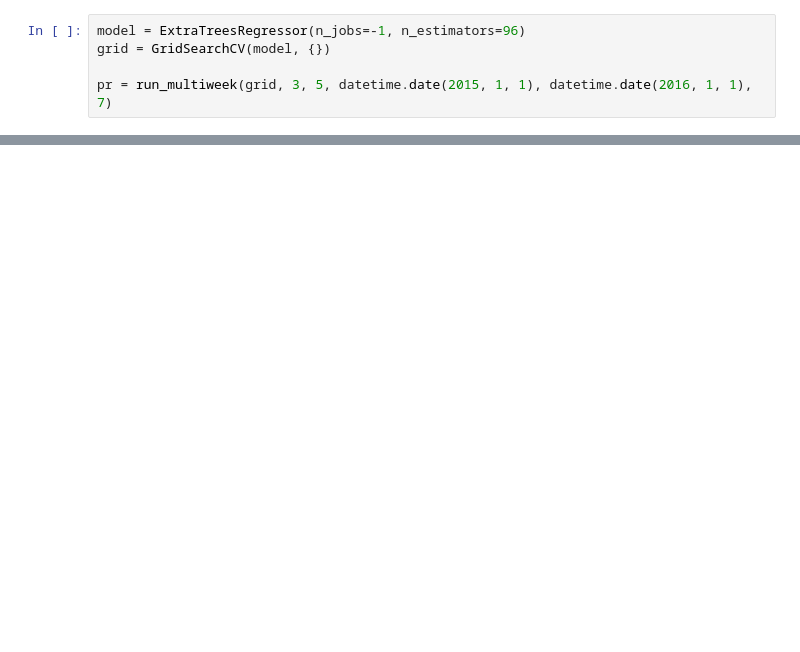
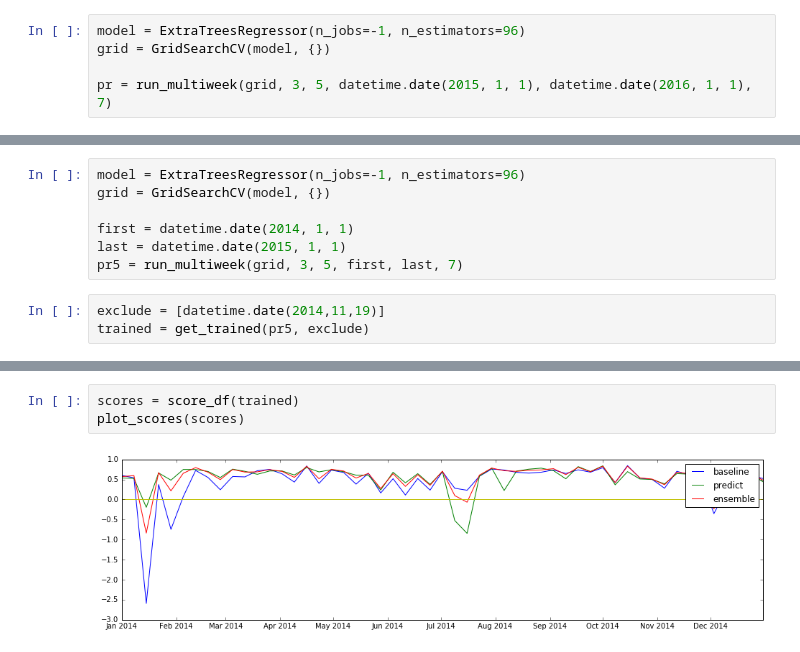
Before and after one commit to jngseattle/BorderCrossing, a Jupyter notebook: code/Model-v2.1-Predict_pre2016.ipynb, the cells around one changed output, grey strips where cells are left out. Saved outputs shown, nothing was run; the diff lists cells and outputs as text; blank space fills up the shorter version.

```diff
--- a/code/Model-v2.1-Predict_pre2016.ipynb
+++ b/code/Model-v2.1-Predict_pre2016.ipynb
@@ -204,0 +287,10 @@ scores
+# %%
+model = ExtraTreesRegressor(n_jobs=-1, n_estimators=96)
+grid = GridSearchCV(model, {})
+
+first = datetime.date(2014, 1, 1)
+last = datetime.date(2015, 1, 1)
+pr5 = run_multiweek(grid, 3, 5, first, last, 7)
+# %%
+exclude = [datetime.date(2014,11,19)]
+trained = get_trained(pr5, exclude)
@@ -204,0 +315,5 @@ scores
+# %%
+scores = score_df(trained)
+plot_scores(scores)
+# %% [output]
+[figure, added]
```
Also changed, not shown: parts of 34 cells of this notebook, 1 other file.
